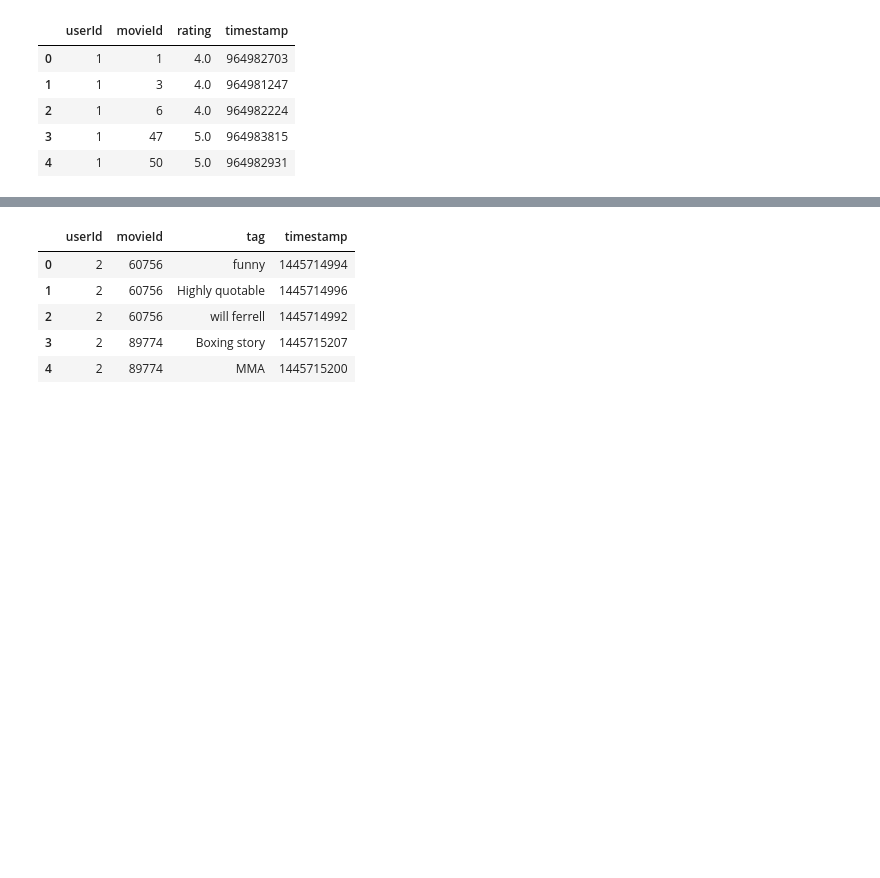
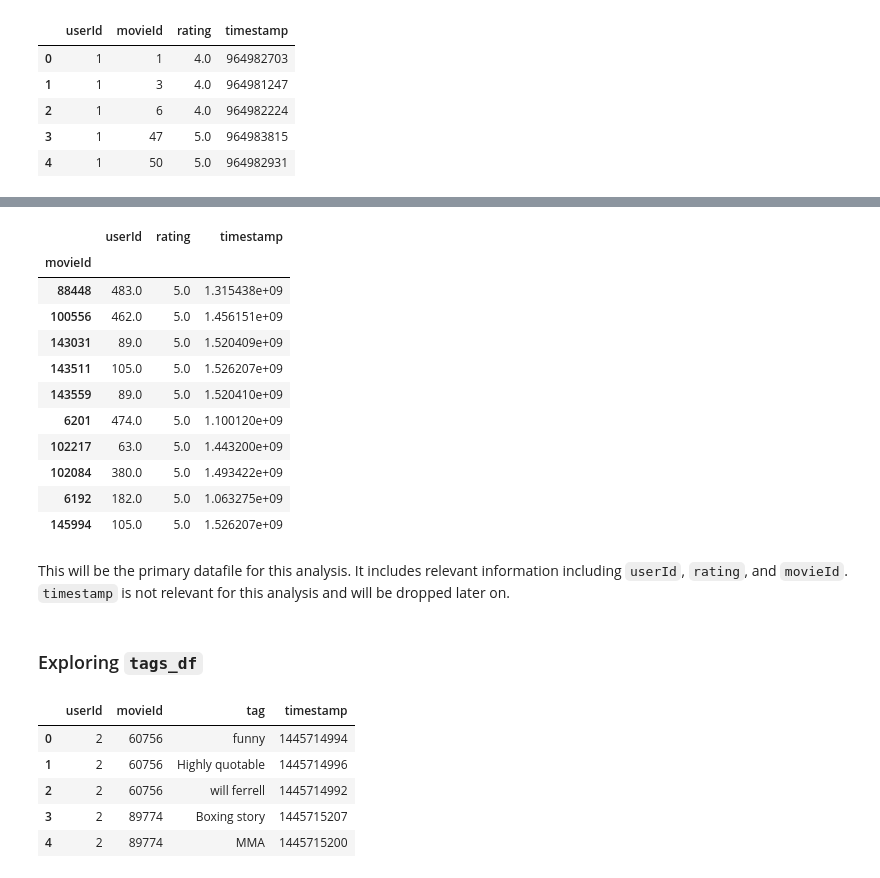
Before and after one commit to JasmineHuang25/rec-systems-project, a Jupyter notebook: Matt_notebook.ipynb, the cells around one changed output, grey strips where cells are left out. Drawn from its saved outputs; the diff is of its cells as text; code cells hidden in the pictures; blank space fills up the shorter version.

```diff
--- a/Matt_notebook.ipynb
+++ b/Matt_notebook.ipynb
@@ -84,3 +172,23 @@ ratings_df.head()
+# %%
+# the 10 movies with the highest ratings
+ratings_df.groupby('movieId').mean().sort_values('rating', ascending=False).head(10)
+# %% [output]
+|  | userId | rating | timestamp |
+| movieId |  |  |  |
+| 88448 | 483.0 | 5.0 | 1.315438e+09 |
+| 100556 | 462.0 | 5.0 | 1.456151e+09 |
+| 143031 | 89.0 | 5.0 | 1.520409e+09 |
+| 143511 | 105.0 | 5.0 | 1.526207e+09 |
+| 143559 | 89.0 | 5.0 | 1.520410e+09 |
+| 6201 | 474.0 | 5.0 | 1.100120e+09 |
+| 102217 | 63.0 | 5.0 | 1.443200e+09 |
+| 102084 | 380.0 | 5.0 | 1.493422e+09 |
+| 6192 | 182.0 | 5.0 | 1.063275e+09 |
+| 145994 | 105.0 | 5.0 | 1.526207e+09 |
+# %% [markdown]
+This will be the primary datafile for this analysis. It includes relevant information including `userId`, `rating`, and `movieId`. `timestamp` is not relevant for this analysis and will be dropped later on.
+# %% [markdown]
+### Exploring `tags_df`
 # %%
 tags_df.head()
 # %% [output]
```
Also changed, not shown: parts of 98 cells of this notebook.
